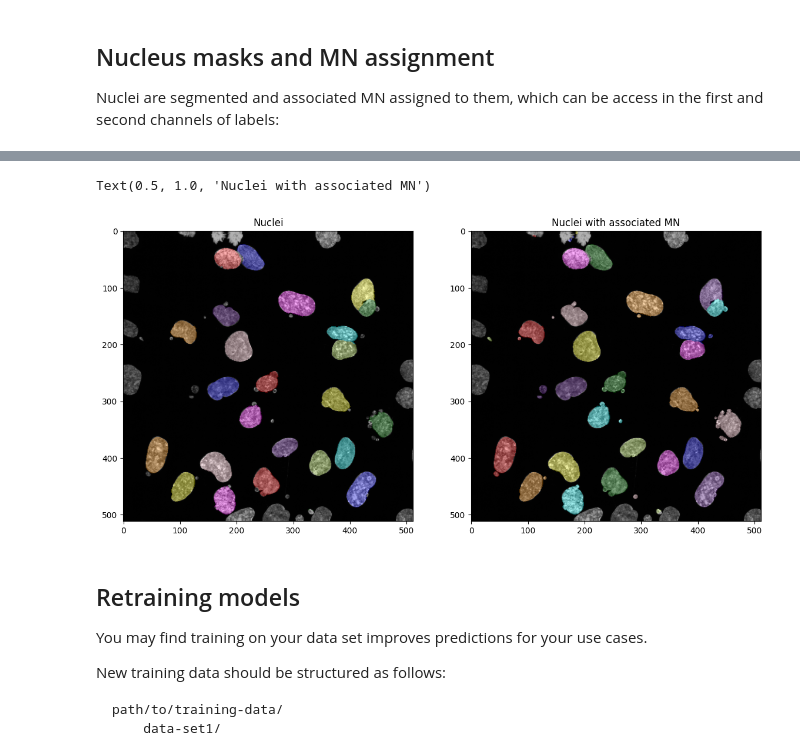
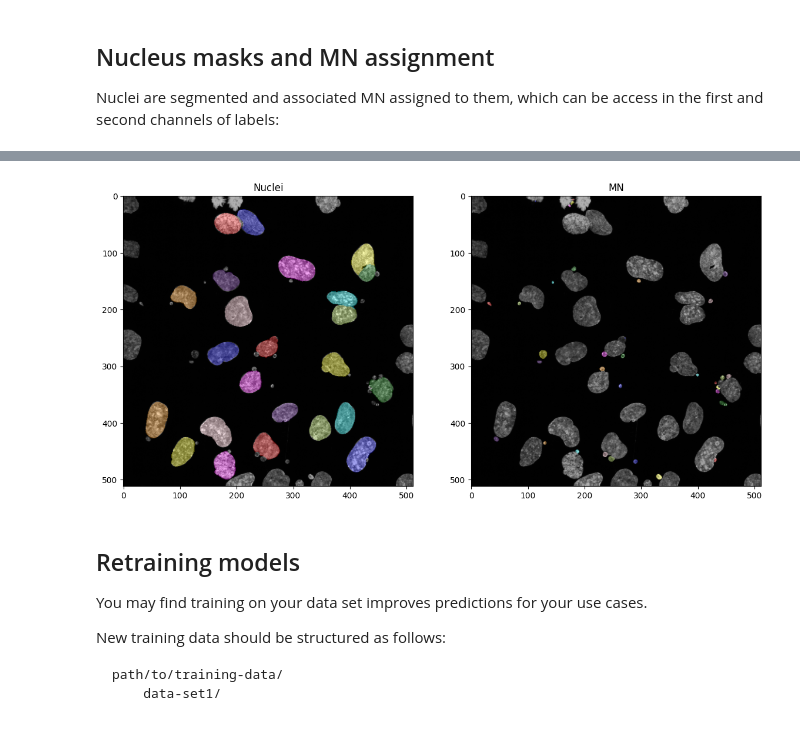
Before and after one commit to hatch-lab/mnfinder, a Jupyter notebook: quick-start.ipynb, the cells around one changed output, grey strips where cells are left out. Cells and saved outputs as stored; diff of their text form; code cells hidden in the pictures.

```diff
--- a/quick-start.ipynb
+++ b/quick-start.ipynb
@@ -257,6 +238,6 @@ labels = attention_model.predict(img)
 f,ax = plt.subplots(1,2, figsize=(14,10))
 ax[0].imshow(label2rgb(labels[...,0], img))
 ax[0].set_title("Nuclei")
-ax[1].imshow(label2rgb((labels[...,0]+labels[...,1]), img))
-ax[1].set_title("Nuclei with associated MN")
+ax[1].imshow(label2rgb(labels[...,2], img))
+ax[1].set_title("MN")
 # %% [output]
@@ -265,5 +245,4 @@ ax[1].set_title("Nuclei with associated MN")
-Text(0.5, 1.0, 'Nuclei with associated MN')
-[figure, old version]
+[figure, new version]
 # %% [markdown]
 ## Retraining models
 You may find training on your data set improves predictions for your use cases.
```
Also changed, not shown: parts of 29 cells of this notebook, 2 other files.
